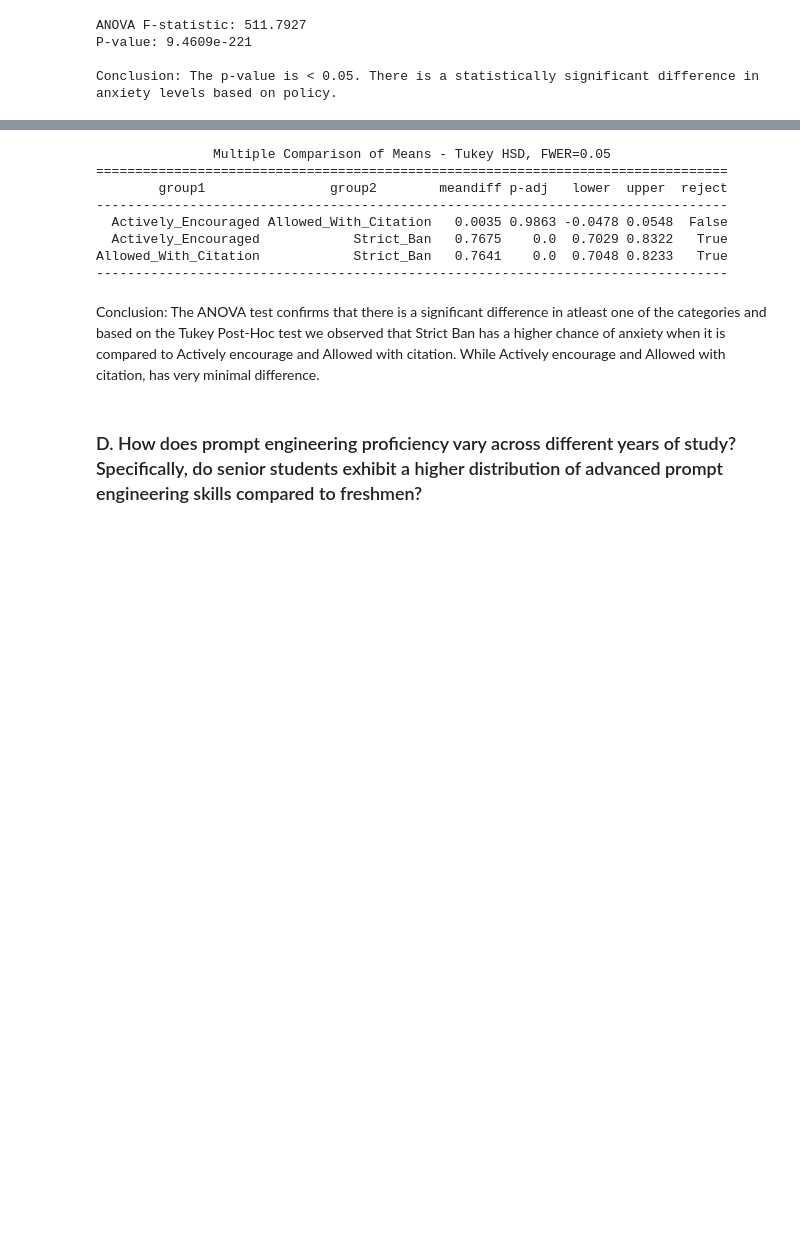
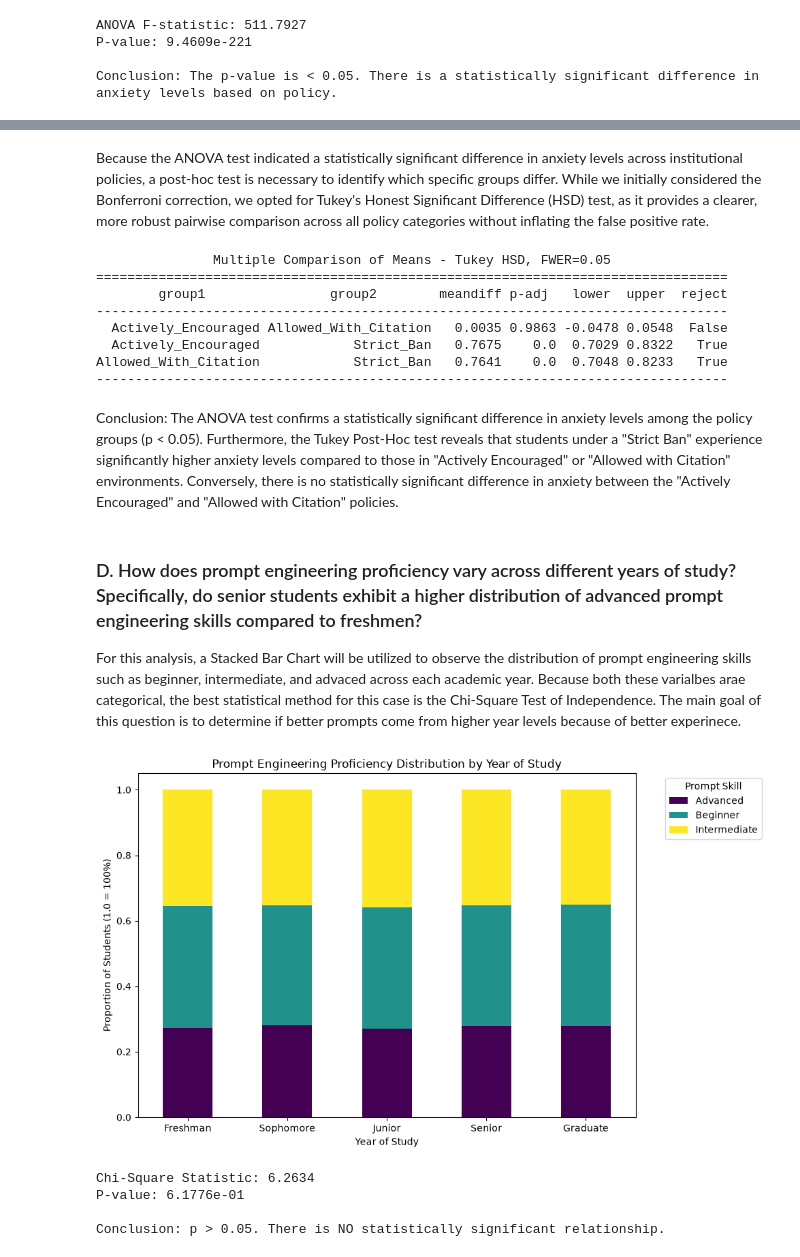
Before and after one commit to FortifyTank/CSMODEL_MATT, a Jupyter notebook: CSMODEL.ipynb, the cells around one changed output, grey strips where cells are left out. Drawn from its saved outputs; the diff is of its cells as text; code cells hidden in the pictures; blank space fills up the shorter version.

```diff
--- a/CSMODEL.ipynb
+++ b/CSMODEL.ipynb
@@ -413,3 +392,5 @@ If the ANOVA test flags that there is a signifcance in the the difference in anx
+# %% [markdown]
+Because the ANOVA test indicated a statistically significant difference in anxiety levels across institutional policies, a post-hoc test is necessary to identify which specific groups differ. While we initially considered the Bonferroni correction, we opted for Tukey's Honest Significant Difference (HSD) test, as it provides a clearer, more robust pairwise comparison across all policy categories without inflating the false positive rate.
 # %%
 # Tukey's HSD Post-Hoc Test
 tukey_results = pairwise_tukeyhsd(
@@ -428,7 +409,45 @@ print(tukey_results)
   Actively_Encouraged            Strict_Ban   0.7675    0.0  0.7029 0.8322   True
 Allowed_With_Citation            Strict_Ban   0.7641    0.0  0.7048 0.8233   True
 ---------------------------------------------------------------------------------
-# %% [markdown]
-Conclusion: The ANOVA test confirms that there is a significant difference in atleast one of the categories and based on the Tukey Post-Hoc test we observed that Strict Ban has a higher chance of anxiety when it is compared to Actively encourage and Allowed with citation. While Actively encourage and Allowed with citation, has very minimal difference.
+# %% [markdown]
+Conclusion: The ANOVA test confirms a statistically significant difference in anxiety levels among the policy groups (p < 0.05). Furthermore, the Tukey Post-Hoc test reveals that students under a "Strict Ban" experience significantly higher anxiety levels compared to those in "Actively Encouraged" or "Allowed with Citation" environments. Conversely, there is no statistically significant difference in anxiety between the "Actively Encouraged" and "Allowed with Citation" policies.
 # %% [markdown]
 ### D. How does prompt engineering proficiency vary across different years of study? Specifically, do senior students exhibit a higher distribution of advanced prompt engineering skills compared to freshmen?
+
+For this analysis, a Stacked Bar Chart will be utilized to observe the distribution of prompt engineering skills such as beginner, intermediate, and advaced across each academic year. Because both these varialbes arae categorical, the best statistical method for this case is the Chi-Square Test of Independence. The main goal of this question is to determine if better prompts come from higher year levels because of better experinece.
+# %%
+# Cross tab
+contingency_table = pd.crosstab(processed_df['Year_of_Study'], processed_df['Prompt_Engineering_Skill'])
+
+# Sort years, freshman to graduate
+year_order = ['Freshman', 'Sophomore', 'Junior', 'Senior', 'Graduate']
+contingency_table = contingency_table.reindex(year_order)
+
+# Normalize props
+contingency_norm = contingency_table.div(contingency_table.sum(1), axis=0)
+
+# Stacked Bar Chart
+contingency_norm.plot(kind='bar', stacked=True, figsize=(10, 6), colormap='viridis')
+plt.title('Prompt Engineering Proficiency Distribution by Year of Study')
+plt.xlabel('Year of Study')
+plt.ylabel('Proportion of Students (1.0 = 100%)')
+plt.legend(title='Prompt Skill', bbox_to_anchor=(1.05, 1), loc='upper left')
+plt.xticks(rotation=0)
+plt.tight_layout()
+plt.show()
+
+# Chi-Square Statistical Test
+chi2, p, dof, expected = chi2_contingency(contingency_table)
+print(f"Chi-Square Statistic: {chi2:.4f}")
+print(f"P-value: {p:.4e}")
+
+if p < 0.05:
+    print("\nConclusion: p < 0.05. There is a statistically significant relationship between Year of Study and Prompt Engineering Skill.")
+else:
+    print("\nConclusion: p > 0.05. There is NO statistically significant relationship.")
+# %% [output]
+[figure, added]
+Chi-Square Statistic: 6.2634
+P-value: 6.1776e-01
+
+Conclusion: p > 0.05. There is NO statistically significant relationship.
```
Also changed, not shown: parts of 4 cells of this notebook.
